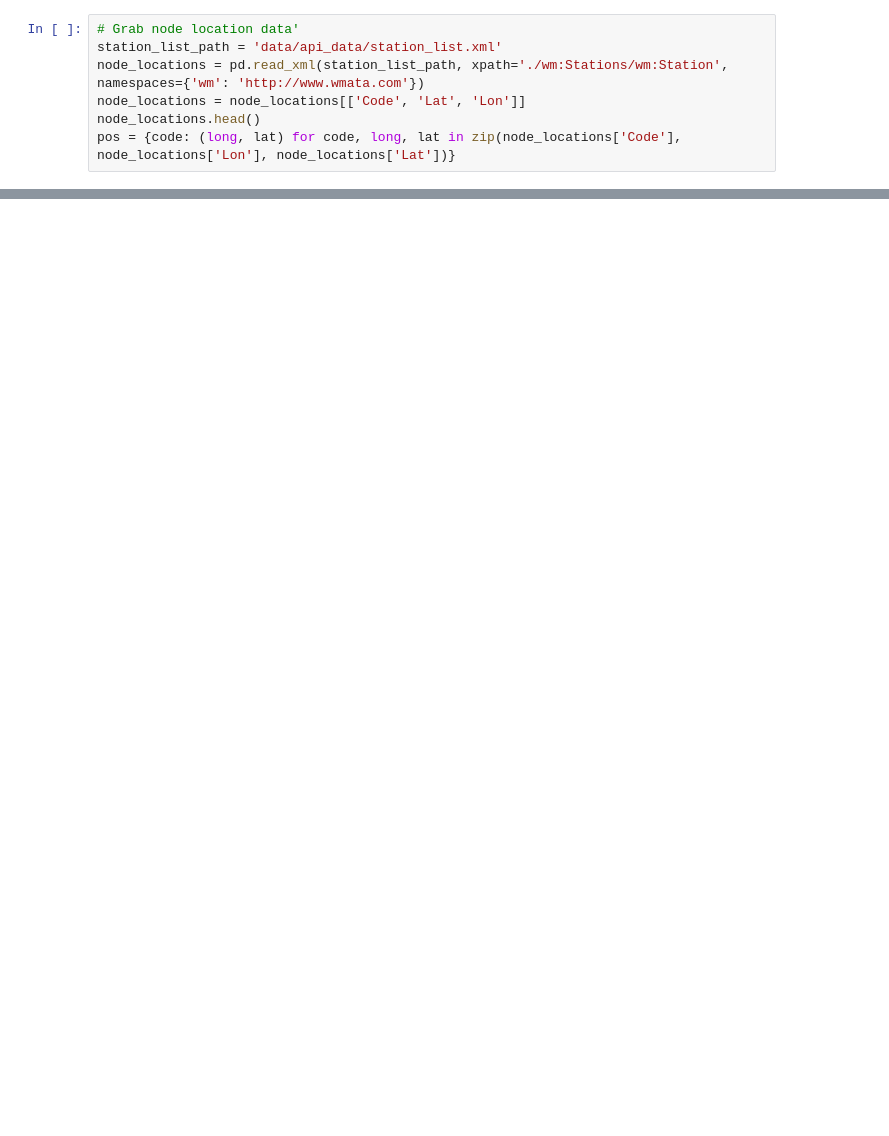
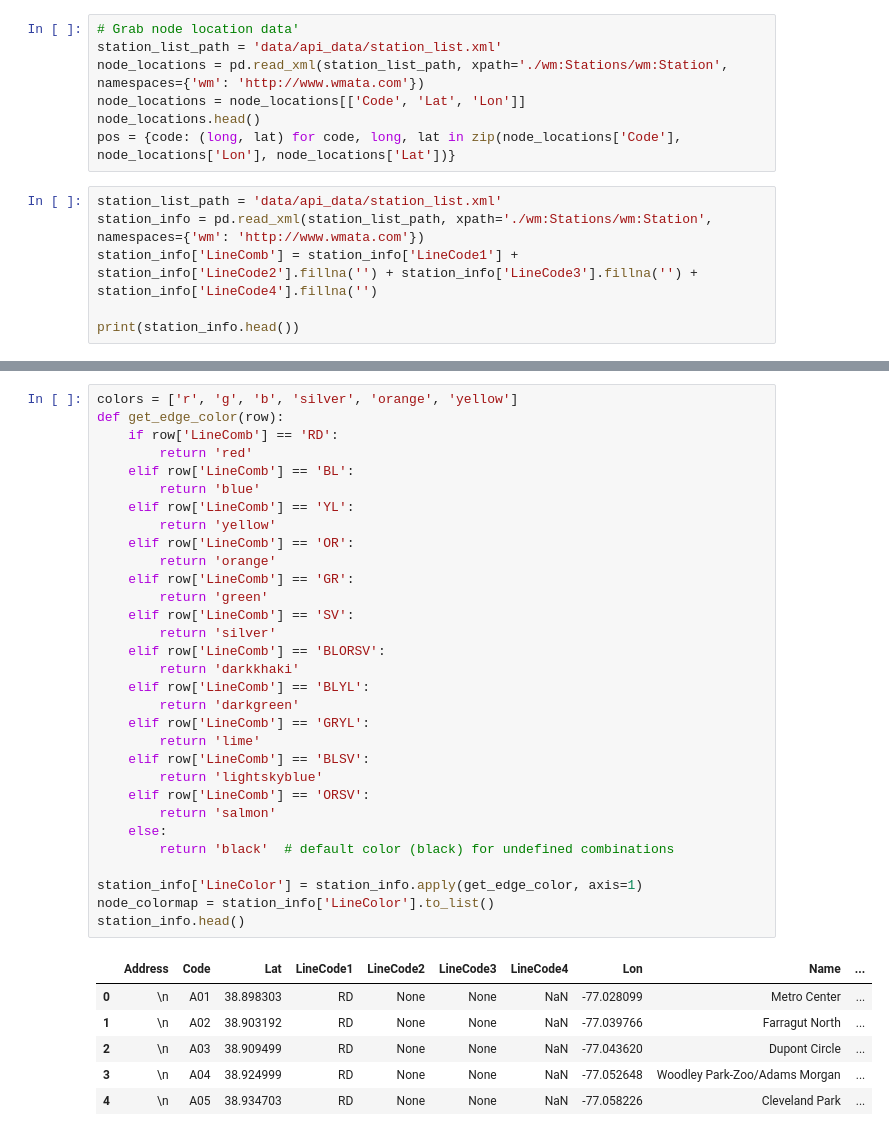
Before and after one commit to RicketyCrickitty/WMATA-Metro-Analysis, a Jupyter notebook: rail_system_network_analyis.ipynb, the cells around one changed output, grey strips where cells are left out. Drawn from its saved outputs; the diff is of its cells as text; blank space fills up the shorter version.

```diff
--- a/rail_system_network_analyis.ipynb
+++ b/rail_system_network_analyis.ipynb
@@ -22,3 +27,9 @@ node_locations = pd.read_xml(station_list_path, xpath='./wm:Stations/wm:Station'
 node_locations = node_locations[['Code', 'Lat', 'Lon']]
 node_locations.head()
 pos = {code: (long, lat) for code, long, lat in zip(node_locations['Code'], node_locations['Lon'], node_locations['Lat'])}
+# %%
+station_list_path = 'data/api_data/station_list.xml'
+station_info = pd.read_xml(station_list_path, xpath='./wm:Stations/wm:Station', namespaces={'wm': 'http://www.wmata.com'})
+station_info['LineComb'] = station_info['LineCode1'] + station_info['LineCode2'].fillna('') + station_info['LineCode3'].fillna('') + station_info['LineCode4'].fillna('')
+
+print(station_info.head())
@@ -24,0 +82,38 @@ pos = {code: (long, lat) for code, long, lat in zip(node_locations['Code'], node
+# %%
+colors = ['r', 'g', 'b', 'silver', 'orange', 'yellow']
+def get_edge_color(row):
+    if row['LineComb'] == 'RD':
+        return 'red'
+    elif row['LineComb'] == 'BL':
+        return 'blue'
+    elif row['LineComb'] == 'YL':
+        return 'yellow'
+    elif row['LineComb'] == 'OR':
+        return 'orange'
+    elif row['LineComb'] == 'GR':
+        return 'green'
+    elif row['LineComb'] == 'SV':
+        return 'silver'
+    elif row['LineComb'] == 'BLORSV':
+        return 'darkkhaki'
+    elif row['LineComb'] == 'BLYL':
+        return 'darkgreen'
+    elif row['LineComb'] == 'GRYL':
+        return 'lime'
+    elif row['LineComb'] == 'BLSV':
+        return 'lightskyblue'
+    elif row['LineComb'] == 'ORSV':
+        return 'salmon'
+    else:
+        return 'black'  # default color (black) for undefined combinations
+
+station_info['LineColor'] = station_info.apply(get_edge_color, axis=1)
+node_colormap = station_info['LineColor'].to_list()
+station_info.head()
+# %% [output]
+|  | Address | Code | Lat | LineCode1 | LineCode2 | LineCode3 | LineCode4 | Lon | Name | ... |
+| 0 | \n | A01 | 38.898303 | RD | None | None | NaN | -77.028099 | Metro Center | ... |
+| 1 | \n | A02 | 38.903192 | RD | None | None | NaN | -77.039766 | Farragut North | ... |
+| 2 | \n | A03 | 38.909499 | RD | None | None | NaN | -77.043620 | Dupont Circle | ... |
+| 3 | \n | A04 | 38.924999 | RD | None | None | NaN | -77.052648 | Woodley Park-Zoo/Adams Morgan | ... |
+| 4 | \n | A05 | 38.934703 | RD | None | None | NaN | -77.058226 | Cleveland Park | ... |
```
Also changed, not shown: parts of 11 cells of this notebook.
